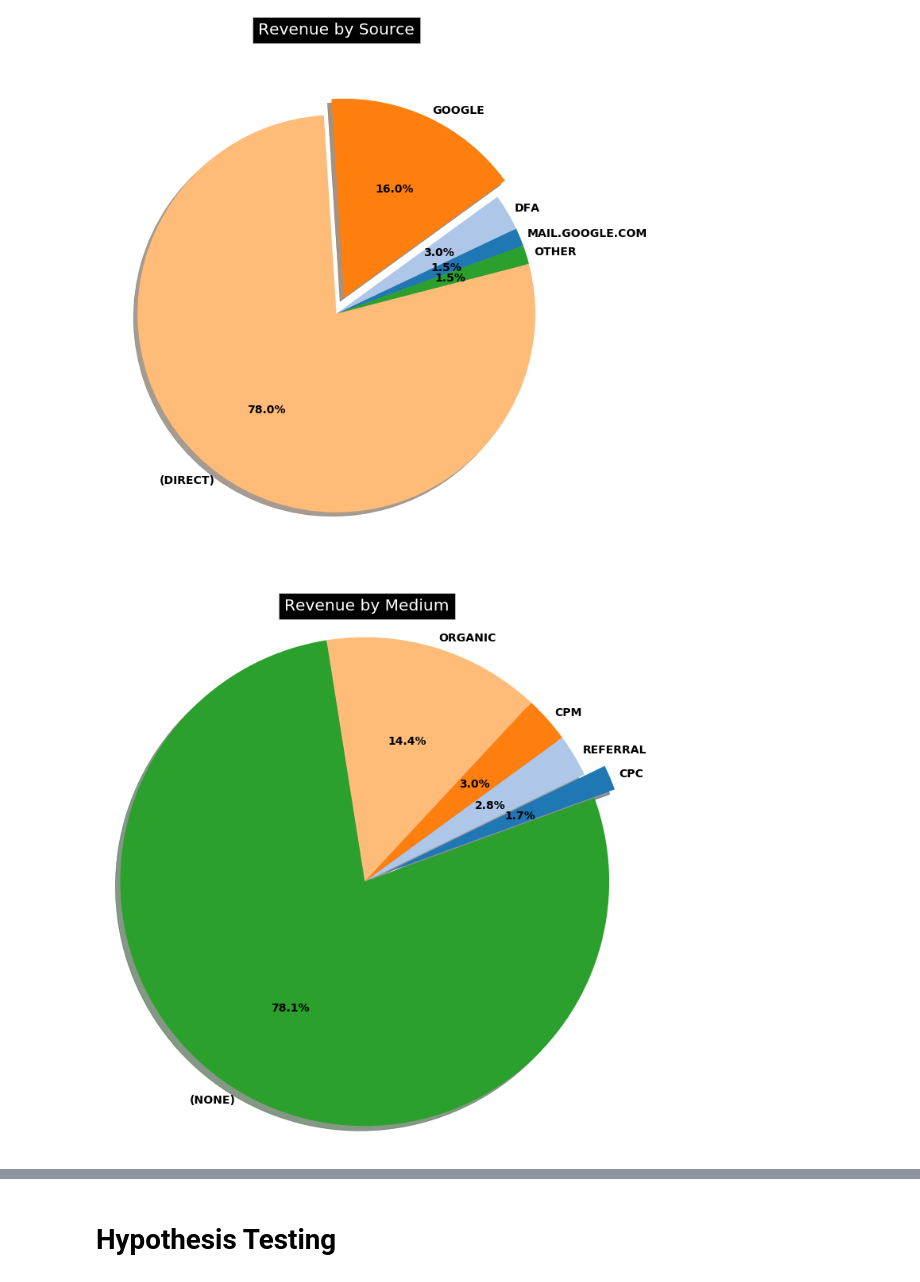
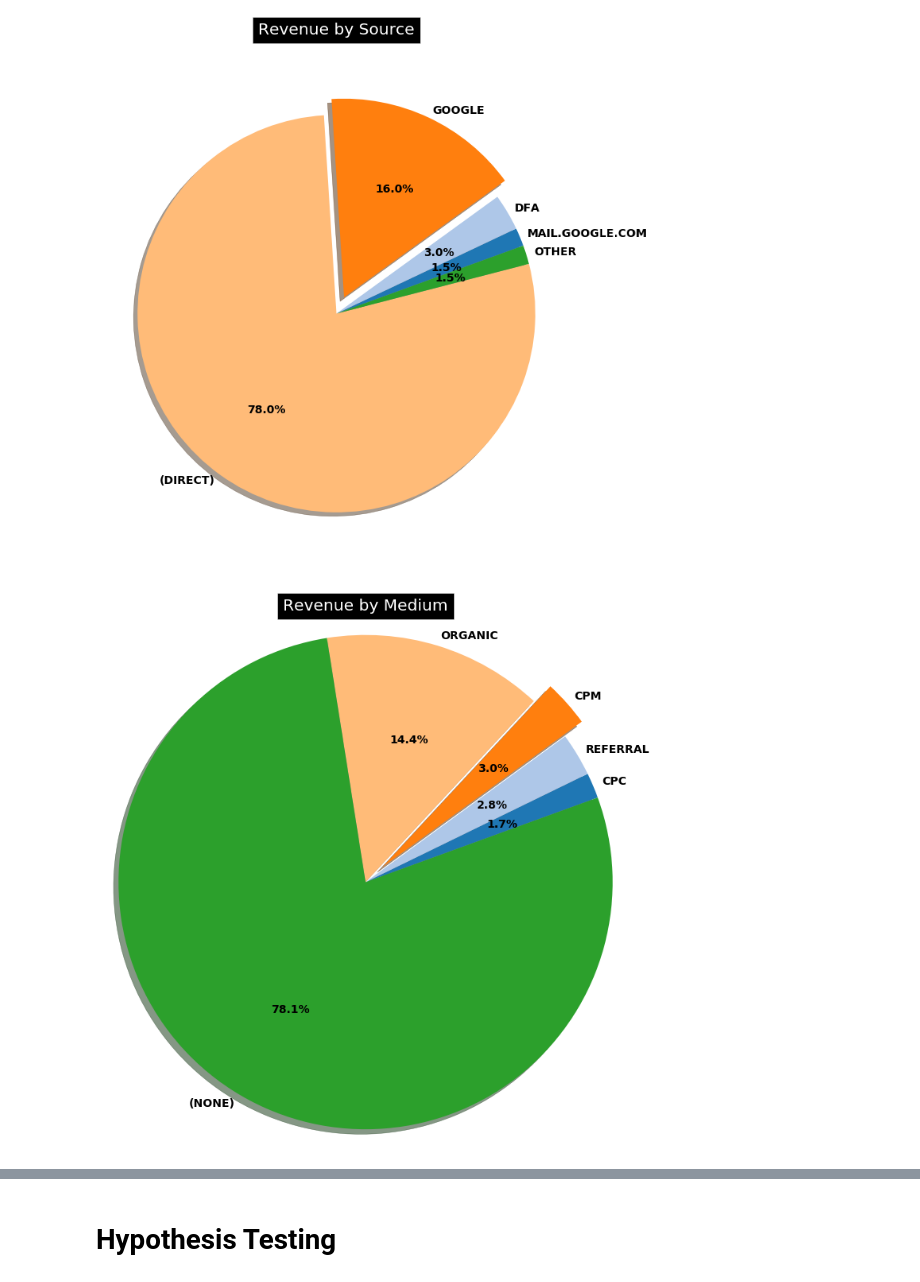
Before and after one commit to cliff-cheng/Capstone1, a Jupyter notebook: Ecommerce.ipynb, the cells around one changed output, grey strips where cells are left out. Cells and saved outputs as stored; diff of their text form; code cells hidden in the pictures.

```diff
--- a/Ecommerce.ipynb
+++ b/Ecommerce.ipynb
@@ -328,9 +328,9 @@ pie_chart(df, 'source', 'totalrevenue', .01, 2, 'Revenue by Source')
 # %% [output]
 [figure]
 # %%
-pie_chart(df, 'medium', 'totalrevenue', 0.015, 0, 'Revenue by Medium')
+pie_chart(df, 'medium', 'totalrevenue', 0.015, 2, 'Revenue by Medium')
 # %% [output]
-[figure, old version]
+[figure, new version]
 # %%
 def plot_full_scatter(df, column, title=None):
     group = df.groupby('date').sum()
```
Also changed, not shown: 14 other files.
